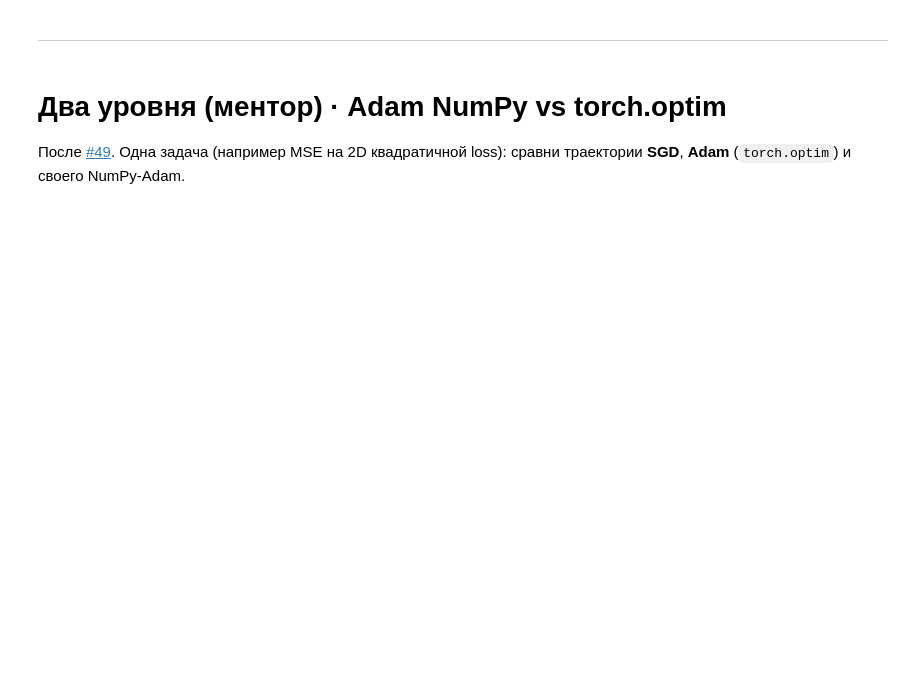
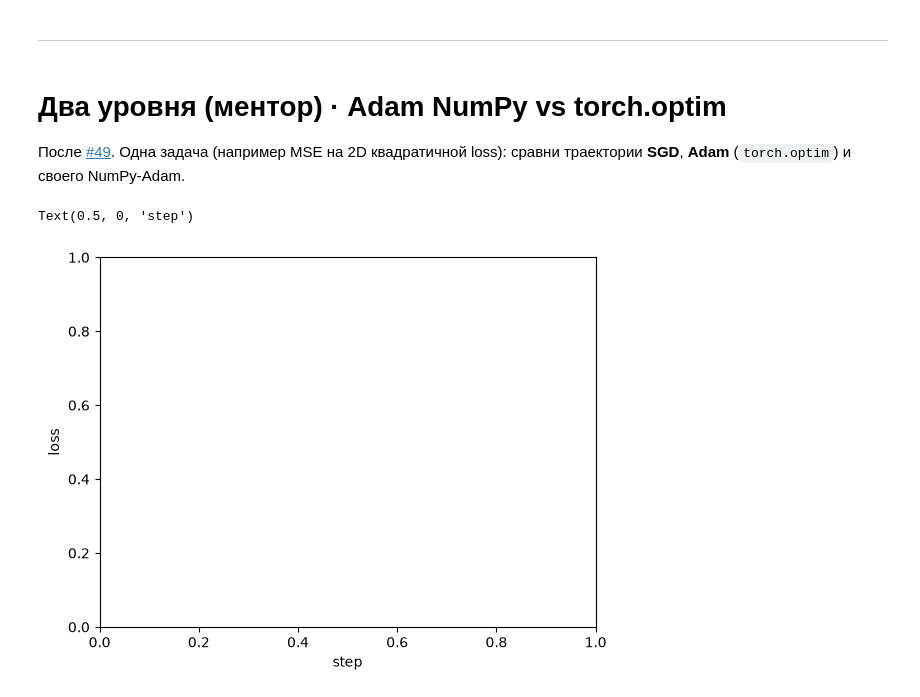
Before and after one commit to ivanvaluchevalex1996/conspects_ml, a Jupyter notebook: d.Машинное обучение/d.4 Deep Learning/d.4.36 Оптимизация и обучение в DL/practice/handbook_gl36_практика.ipynb, the cells around one changed output. Drawn from its saved outputs; the diff is of its cells as text; code cells hidden in the pictures; blank space fills up the shorter version.

```diff
--- a/d.Машинное обучение/d.4 Deep Learning/d.4.36 Оптимизация и обучение в DL/practice/handbook_gl36_практика.ipynb
+++ b/d.Машинное обучение/d.4 Deep Learning/d.4.36 Оптимизация и обучение в DL/practice/handbook_gl36_практика.ipynb
@@ -93,13 +94,15 @@ TypeError: 'NoneType' object is not subscriptable
 # %%
 import numpy as np
 import matplotlib.pyplot as plt
 import torch
 
 
-def loss_and_grad(w):
-  ...
+def loss_and_grad(w): ...
 
 
 # TODO: numpy adam (#49) + torch SGD/Adam на тех же стартовых w
 plt.ylabel("loss")
 plt.xlabel("step")
+# %% [output]
+Text(0.5, 0, 'step')
+[figure, added]
```
Also changed, not shown: parts of 2 cells of this notebook, 1 other file.
